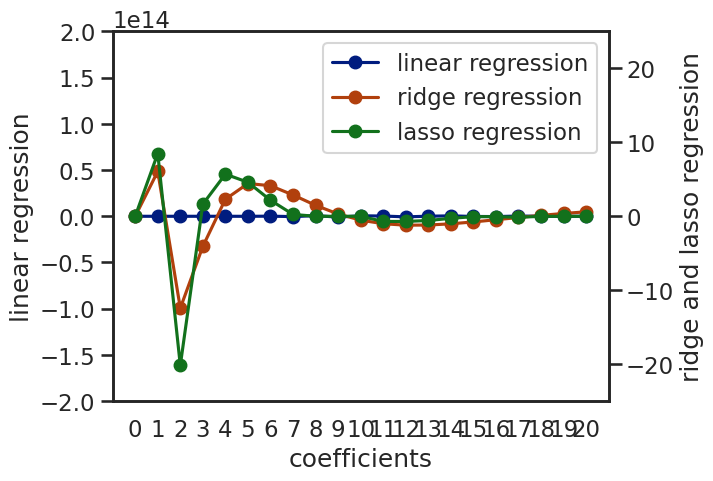
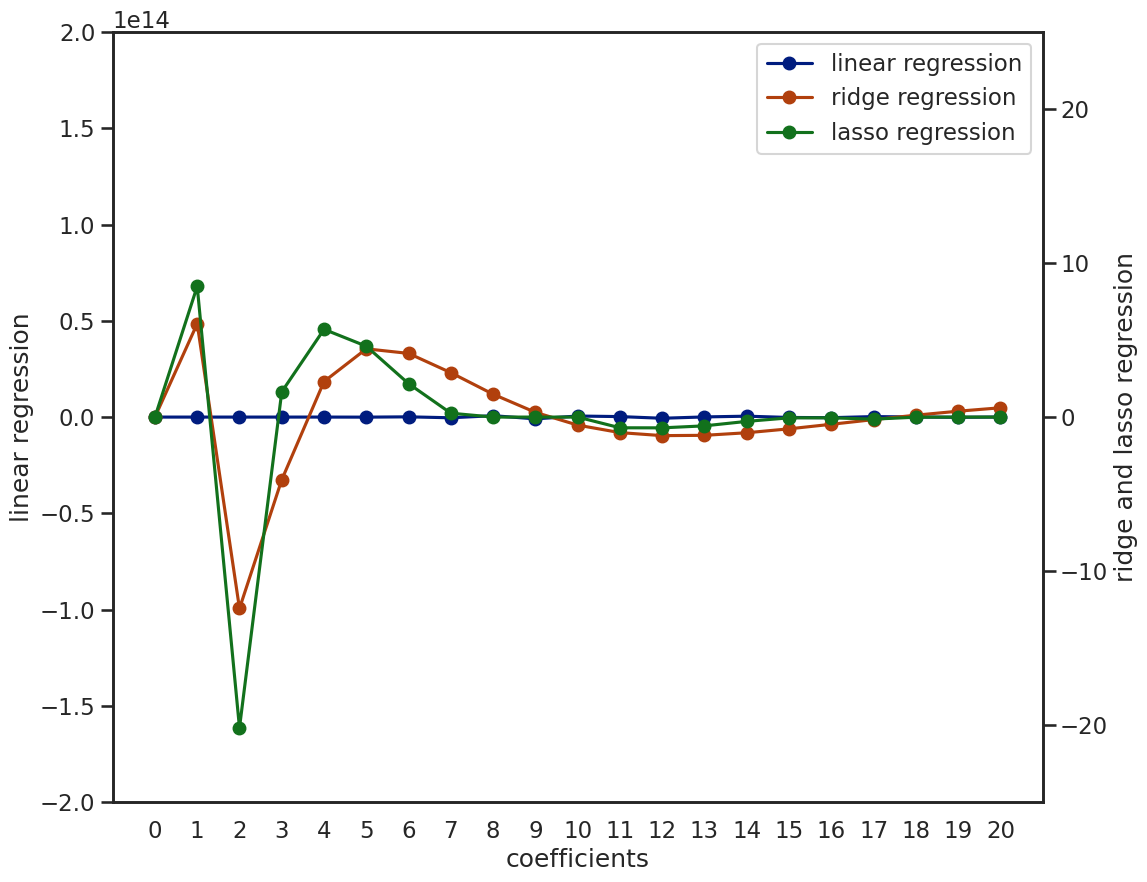
The change to this notebook cell's code, shown as a diff; its figure went from the first image to the second:
--- before
+++ after
@@ -1,3 +1,4 @@
 colors = sns.color_palette()
+plt.figure(figsize=(12, 10))
 
 # Setup the dual y-axes
@@ -6,13 +7,9 @@
 
 # Plot the linear regression data
-ax1.plot(lr.coef_.ravel(), 
-         color=colors[0], marker='o', label='linear regression')
+ax1.plot(lr.coef_.ravel(), color=colors[0], marker='o', label='linear regression')
 
 # Plot the regularization data sets
-ax2.plot(rr.coef_.ravel(), 
-         color=colors[1], marker='o', label='ridge regression')
-
-ax2.plot(lassor.coef_.ravel(), 
-         color=colors[2], marker='o', label='lasso regression')
+ax2.plot(rr.coef_.ravel(),     color=colors[1], marker='o', label='ridge regression')
+ax2.plot(lassor.coef_.ravel(), color=colors[2], marker='o', label='lasso regression')
 
 # Customize axes scales

Commit: orgainsation and typo correction